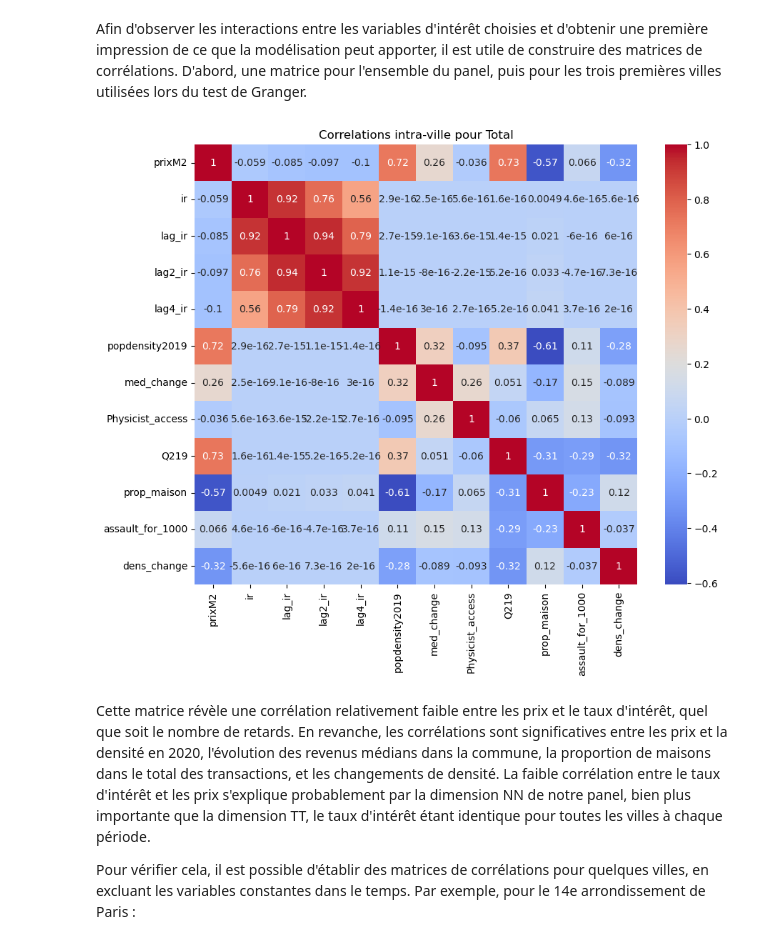
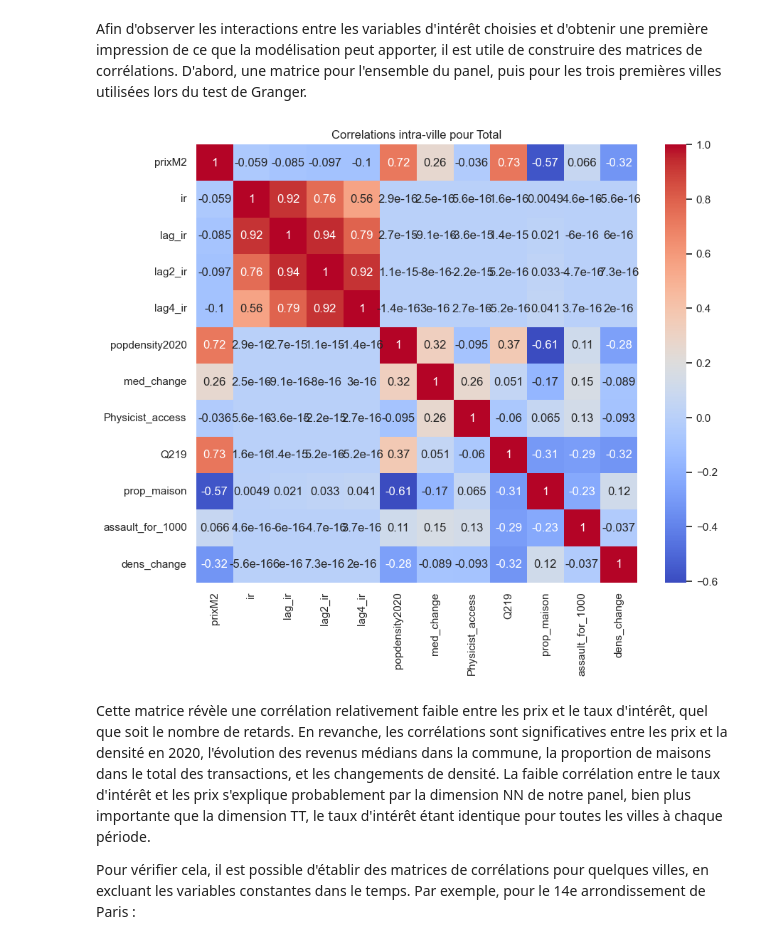
Before and after one commit to pwisniewski-econ/interestnpy, a Jupyter notebook: notebook_french.ipynb, the cells around one changed output. Cells and saved outputs as stored; diff of their text form; code cells hidden in the pictures.

```diff
--- a/notebook_french.ipynb
+++ b/notebook_french.ipynb
@@ -39,7 +39,7 @@ from linearmodels.panel import compare
 from statsmodels.tsa.stattools import adfuller
 # %%
 # Change path as needed
-path = "C:/Users/lujul/OneDrive/Documents/Github/interestnpy"
+path = "C:/Users/lujul/interestnpy"
 # %% [markdown]
 ## I. Récupération des données
 # %% [markdown]
@@ -659,7 +677,7 @@ def merge_and_transform(base_df, irflation_df, control_df, base_col, min_transac
     df['log_prixM2'] = np.log(df['prixM2'])
     df['Q219'] = df['Q219'] / irflation['BASE14'][20]
     df['med_change'] = (df['Q219'] / irflation_df['BASE14'][20]) - (df['Q214'] / irflation_df['BASE14'][0])
-    df['dens_change'] = df['popdensity2019'] - df['popdensity2014']
+    df['dens_change'] = df['popdensity2020'] - df['popdensity2014']
     return df
 # %%
 def group_and_calculate_diff(df, group_cols):
@@ -678,13 +696,13 @@ def group_and_calculate_diff(df, group_cols):
     df['diff_lag_ir'] = grouped['lag_ir'].diff().fillna(np.nan)
     df['diff2_lag_ir'] = grouped['lag_ir'].diff().diff().fillna(np.nan)
 
-    for var in ['popdensity2019', 'med_change', 'Physicist_access', 'Q219', 'prop_maison', 'assault_for_1000', 'dens_change']:
+    for var in ['popdensity2020', 'med_change', 'Physicist_access', 'Q219', 'prop_maison', 'assault_for_1000', 'dens_change']:
       df[f'lag3_ir_{var}'] = df['lag3_ir'] * df[var]
     df['prixM2_FE'] = grouped['prixM2'].transform(lambda x: x - x.mean()) #Within transformation
     df['log_prixM2_FE'] = grouped['log_prixM2'].transform(lambda x: x - x.mean()) #Within transformation
     df['lag3_ir_FE'] = grouped['lag3_ir'].transform(lambda x: x - x.mean()) #Within transformation
     df['prop_maison_FE'] = grouped['prop_maison'].transform(lambda x: x - x.mean()) #Within transformation
-    df['popdensity2019_ir_FE'] = grouped['lag3_ir_popdensity2019'].transform(lambda x: x - x.mean()) #Within transformation
+    df['popdensity2020_ir_FE'] = grouped['lag3_ir_popdensity2020'].transform(lambda x: x - x.mean()) #Within transformation
     df['med_change_ir_FE'] = grouped['lag3_ir_med_change'].transform(lambda x: x - x.mean()) #Within transformation
     df['Physicist_access_ir_FE'] = grouped['lag3_ir_Physicist_access'].transform(lambda x: x - x.mean()) #Within transformation
     df['Q219_ir_FE'] = grouped['lag3_ir_Q219'].transform(lambda x: x - x.mean()) #Within transformation
@@ -821,10 +839,10 @@ Il apparaît que, selon la commune, si un effet existe, entre 1 et 3 trimestres
 Afin d'observer les interactions entre les variables d'intérêt choisies et d'obtenir une première impression de ce que la modélisation peut apporter, il est utile de construire des matrices de corrélations. D'abord, une matrice pour l'ensemble du panel, puis pour les trois premières villes utilisées lors du test de Granger.
 # %%
 # Total
-immo_reg_corr =immo_reg_com_diff[["prixM2", "ir","lag_ir","lag2_ir","lag4_ir","popdensity2019", "med_change", "Physicist_access", "Q219", "prop_maison", "assault_for_1000", "dens_change"]].dropna().corr()
+immo_reg_corr =immo_reg_com_diff[["prixM2", "ir","lag_ir","lag2_ir","lag4_ir","popdensity2020", "med_change", "Physicist_access", "Q219", "prop_maison", "assault_for_1000", "dens_change"]].dropna().corr()
 corplot(immo_reg_corr, "Total")
 # %% [output]
-[figure, old version]
+[figure, new version]
 # %% [markdown]
 Cette matrice révèle une corrélation relativement faible entre les prix et le taux d'intérêt, quel que soit le nombre de retards. En revanche, les corrélations sont significatives entre les prix et la densité en 2020, l'évolution des revenus médians dans la commune, la proportion de maisons dans le total des transactions, et les changements de densité. La faible corrélation entre le taux d'intérêt et les prix s'explique probablement par la dimension NN de notre panel, bien plus importante que la dimension TT, le taux d'intérêt étant identique pour toutes les villes à chaque période.
 
```
Also changed, not shown: parts of 16 cells of this notebook.
